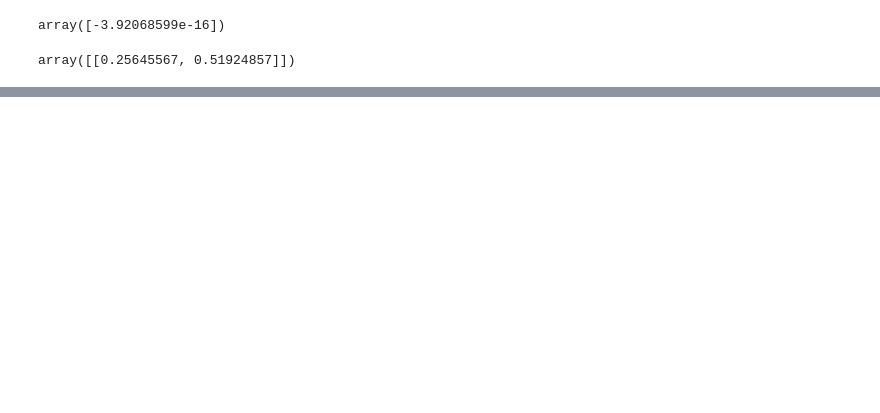
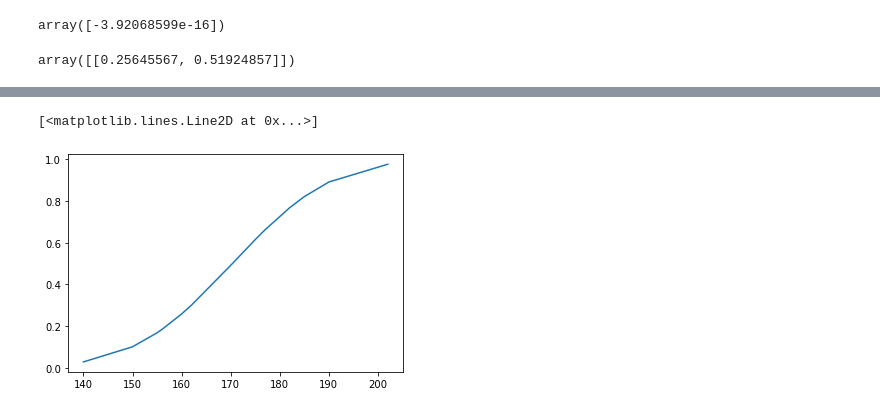
Before and after one commit to denisvivdenko/DotNetMachineLearning, a Jupyter notebook: DataPreprocessingScripts/house_prices_linear_regression.ipynb, the cells around one changed output, grey strips where cells are left out. Saved outputs shown, nothing was run; the diff lists cells and outputs as text; code cells hidden in the pictures; blank space fills up the shorter version.

```diff
--- a/DataPreprocessingScripts/house_prices_linear_regression.ipynb
+++ b/DataPreprocessingScripts/house_prices_linear_regression.ipynb
@@ -303,0 +304,2 @@ plt.plot(x, probabilities)
+# %%
+probabilities = norm.cdf(x, mean, sd)
@@ -303,0 +312,5 @@ plt.plot(x, probabilities)
+# %%
+plt.plot(x, probabilities)
+# %% [output]
+[<matplotlib.lines.Line2D at 0x...>]
+[figure, added]
```
Also changed, not shown: parts of 7 cells of this notebook, 5 other files.
